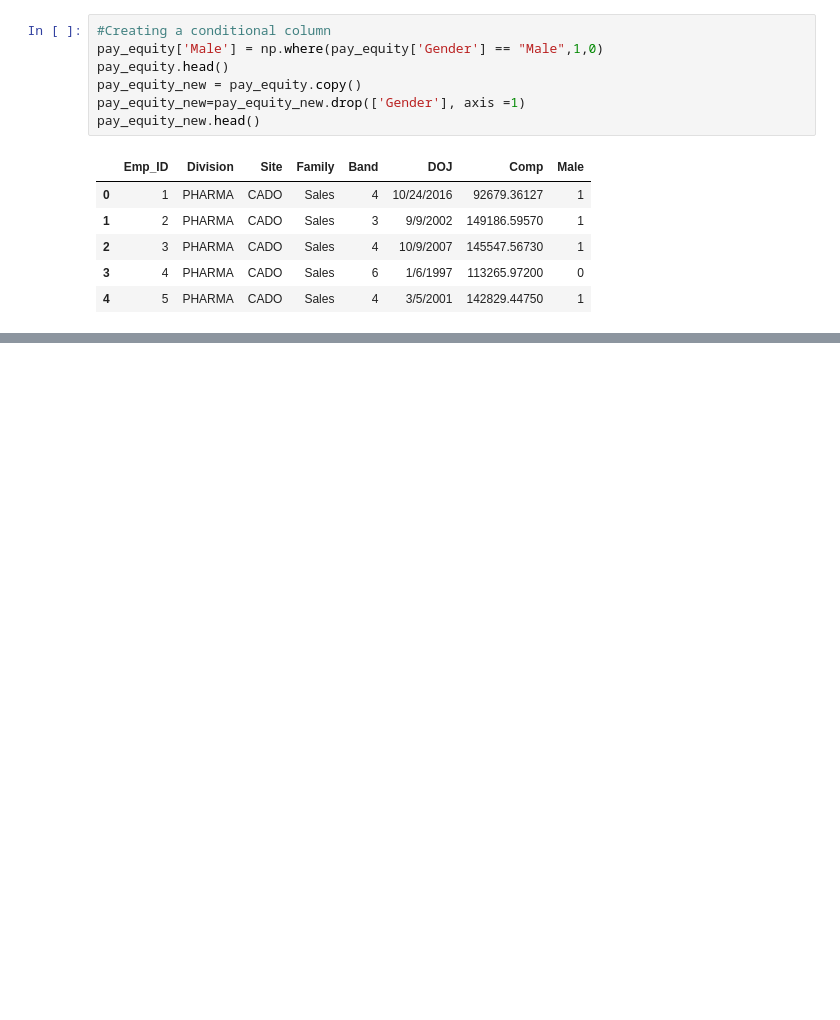
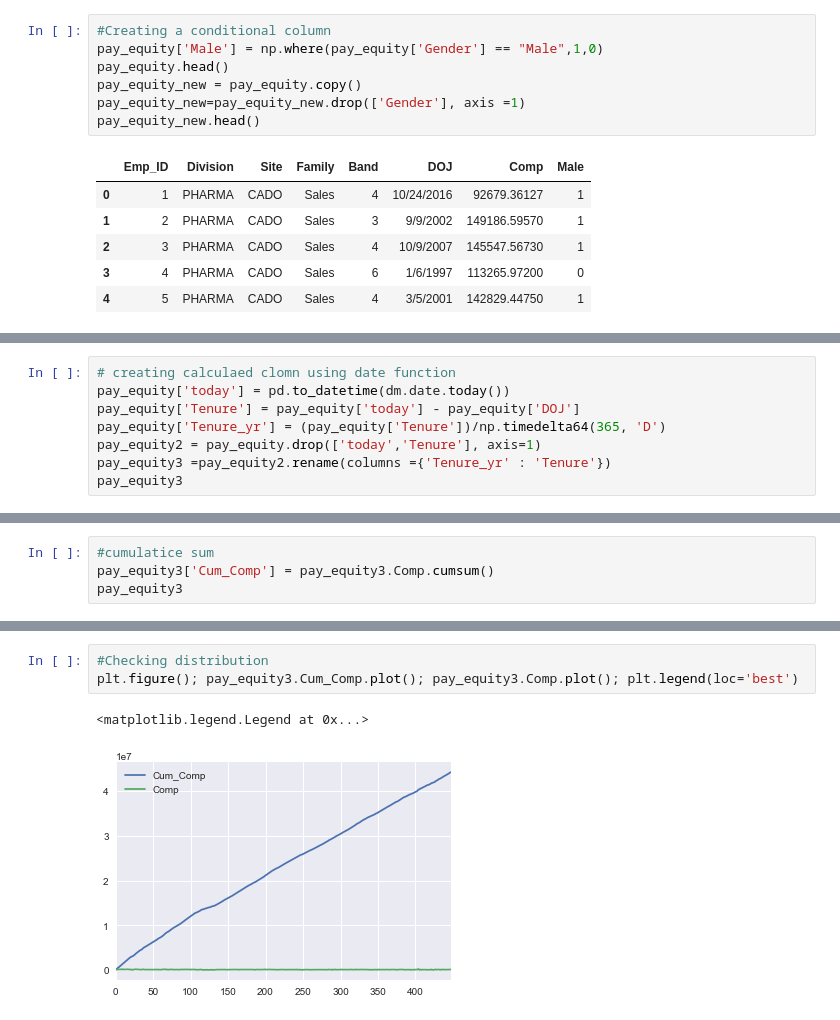
Before and after one commit to MonicaJain16/Python, a Jupyter notebook: Analytics Vidya Learning session.ipynb, the cells around one changed output, grey strips where cells are left out. Drawn from its saved outputs; the diff is of its cells as text; blank space fills up the shorter version.

```diff
--- a/Analytics Vidya Learning session.ipynb
+++ b/Analytics Vidya Learning session.ipynb
@@ -133,0 +139,8 @@ pay_equity_new['Tenure'] = pay_equity
+# %%
+# creating calculaed clomn using date function
+pay_equity['today'] = pd.to_datetime(dm.date.today())
+pay_equity['Tenure'] = pay_equity['today'] - pay_equity['DOJ']
+pay_equity['Tenure_yr'] = (pay_equity['Tenure'])/np.timedelta64(365, 'D')
+pay_equity2 = pay_equity.drop(['today','Tenure'], axis=1)
+pay_equity3 =pay_equity2.rename(columns ={'Tenure_yr' : 'Tenure'})
+pay_equity3
@@ -133,0 +210,4 @@ pay_equity_new['Tenure'] = pay_equity
+# %%
+#cumulatice sum
+pay_equity3['Cum_Comp'] = pay_equity3.Comp.cumsum()
+pay_equity3
@@ -133,0 +233,6 @@ pay_equity_new['Tenure'] = pay_equity
+# %%
+#Checking distribution
+plt.figure(); pay_equity3.Cum_Comp.plot(); pay_equity3.Comp.plot(); plt.legend(loc='best')
+# %% [output]
+<matplotlib.legend.Legend at 0x...>
+[figure, added]
```
Also changed, not shown: parts of 20 cells of this notebook.
